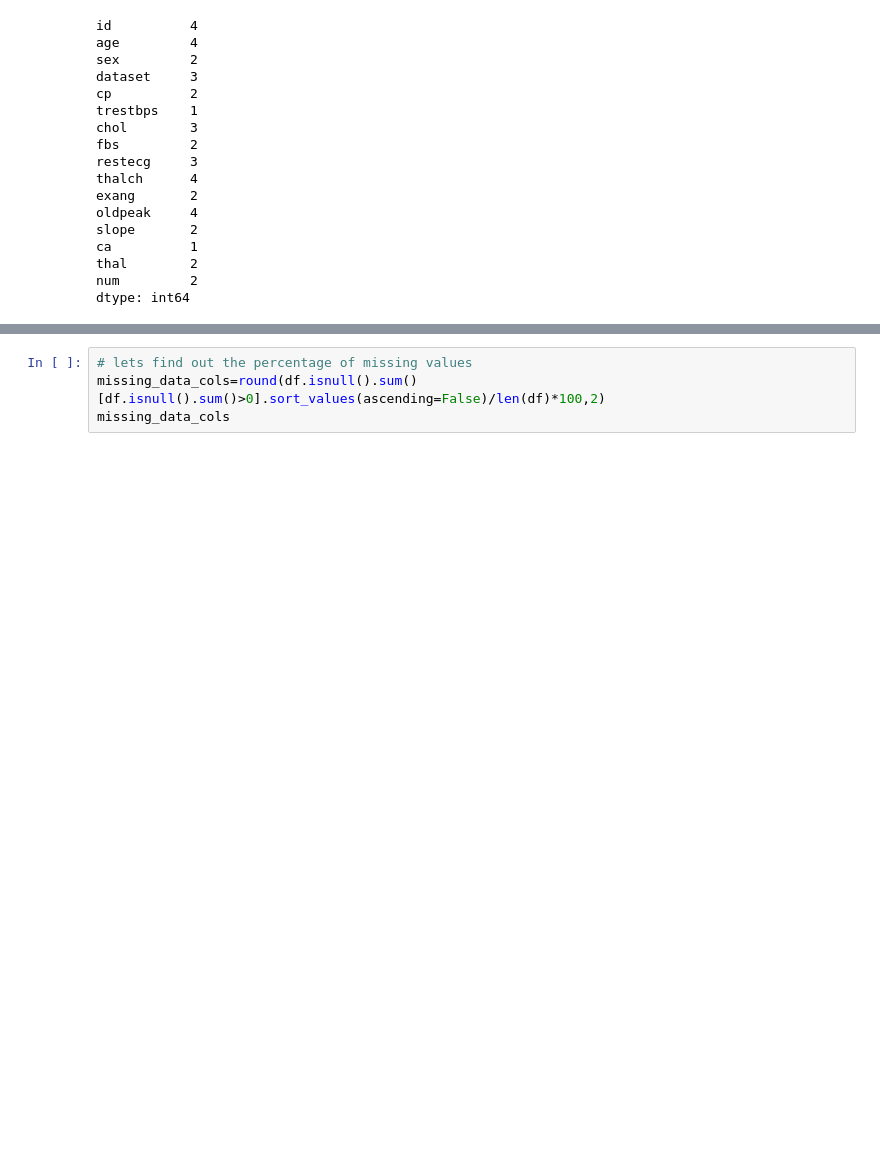
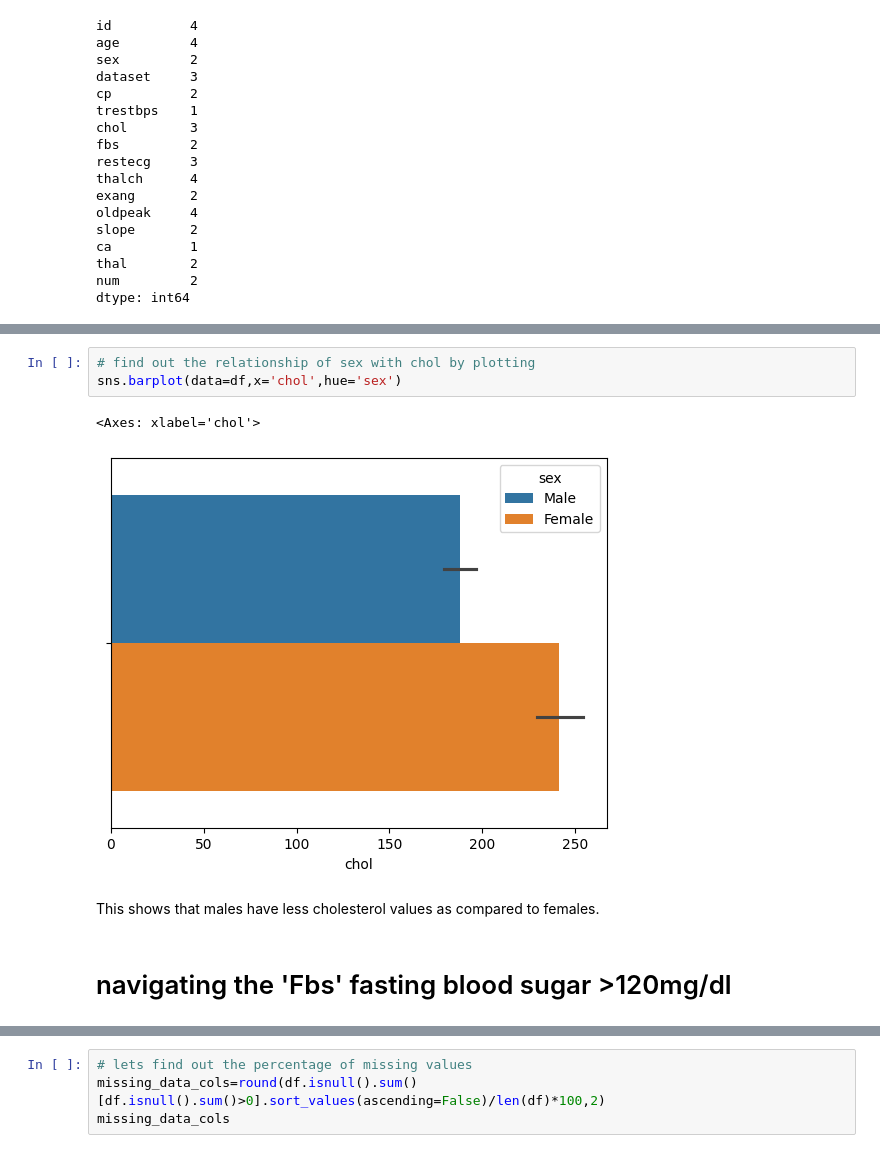
Before and after one commit to MadeehaTassadaq/python_basics, a Jupyter notebook: machine_learning/project/heart_disease_prediction.ipynb, the cells around one changed output, grey strips where cells are left out. Drawn from its saved outputs; the diff is of its cells as text; blank space fills up the shorter version.

```diff
--- a/machine_learning/project/heart_disease_prediction.ipynb
+++ b/machine_learning/project/heart_disease_prediction.ipynb
@@ -427,0 +404,10 @@ dtype: int64
+# %%
+# find out the relationship of sex with chol by plotting
+sns.barplot(data=df,x='chol',hue='sex')
+# %% [output]
+<Axes: xlabel='chol'>
+[figure, added]
+# %% [markdown]
+This shows that males have less cholesterol values as compared to females.
+# %% [markdown]
+# navigating the 'Fbs' fasting blood sugar >120mg/dl
```
Also changed, not shown: parts of 108 cells of this notebook, 3 other files.
